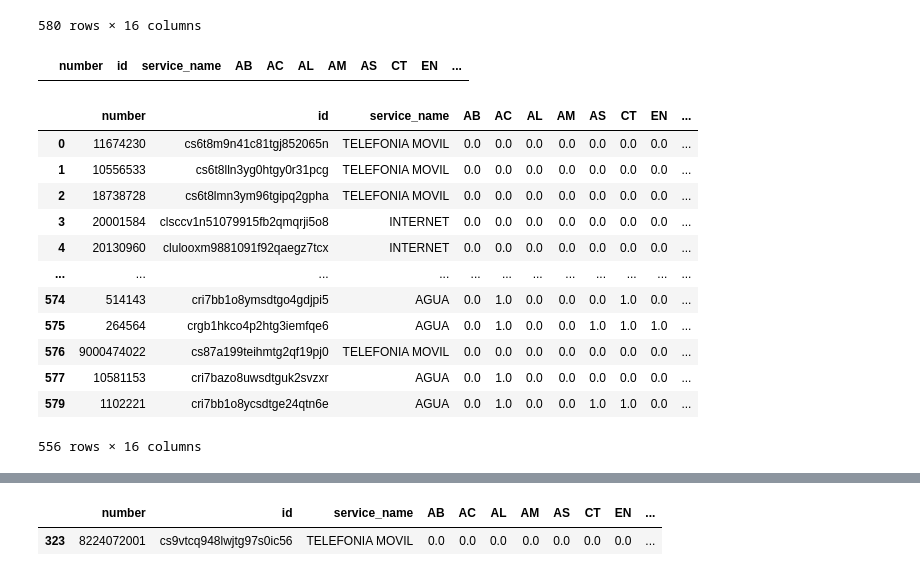
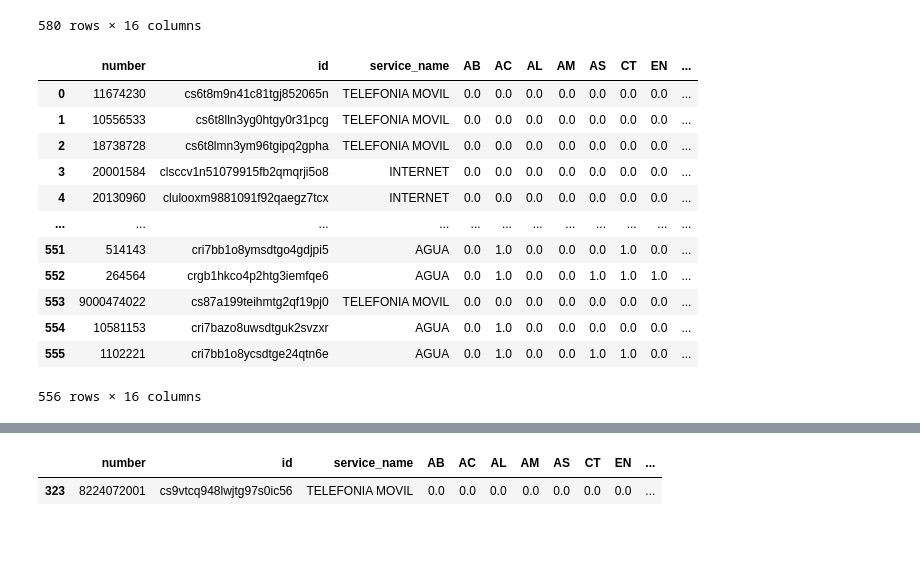
Before and after one commit to Miguelbuga/proyecto_combinatoria, a Jupyter notebook: JsonVardi.ipynb, the cells around one changed output, grey strips where cells are left out. Cells and saved outputs as stored; diff of their text form; code cells hidden in the pictures; blank space fills up the shorter version.

```diff
--- a/JsonVardi.ipynb
+++ b/JsonVardi.ipynb
@@ -21,8 +21,3 @@ data
 | 578 | 677770 | crgb1hlco6v2ftghdksuap8 | ENERGÍA | NaN | NaN | NaN | NaN | NaN | NaN | NaN | ... |
 | 579 | 1102221 | cri7bb1o8ycsdtge24qtn6e | AGUA | 0.0 | 1.0 | 0.0 | 0.0 | 1.0 | 1.0 | 0.0 | ... |
 580 rows × 16 columns
-# %%
-dfError = data[data['AB'] == None]
-dfError
-# %% [output]
-|  | number | id | service_name | AB | AC | AL | AM | AS | CT | EN | ... |
@@ -29,18 +28,20 @@ dfError
 # %%
 dfdata = data.dropna()
-dfdata
-# %% [output]
-|  | number | id | service_name | AB | AC | AL | AM | AS | CT | EN | ... |
-| 0 | 11674230 | cs6t8m9n41c81tgj852065n | TELEFONIA MOVIL | 0.0 | 0.0 | 0.0 | 0.0 | 0.0 | 0.0 | 0.0 | ... |
-| 1 | 10556533 | cs6t8lln3yg0htgy0r31pcg | TELEFONIA MOVIL | 0.0 | 0.0 | 0.0 | 0.0 | 0.0 | 0.0 | 0.0 | ... |
-| 2 | 18738728 | cs6t8lmn3ym96tgipq2gpha | TELEFONIA MOVIL | 0.0 | 0.0 | 0.0 | 0.0 | 0.0 | 0.0 | 0.0 | ... |
-| 3 | 20001584 | clsccv1n51079915fb2qmqrji5o8 | INTERNET | 0.0 | 0.0 | 0.0 | 0.0 | 0.0 | 0.0 | 0.0 | ... |
-| 4 | 20130960 | clulooxm9881091f92qaegz7tcx | INTERNET | 0.0 | 0.0 | 0.0 | 0.0 | 0.0 | 0.0 | 0.0 | ... |
-| ... | ... | ... | ... | ... | ... | ... | ... | ... | ... | ... | ... |
-| 574 | 514143 | cri7bb1o8ymsdtgo4gdjpi5 | AGUA | 0.0 | 1.0 | 0.0 | 0.0 | 0.0 | 1.0 | 0.0 | ... |
-| 575 | 264564 | crgb1hkco4p2htg3iemfqe6 | AGUA | 0.0 | 1.0 | 0.0 | 0.0 | 1.0 | 1.0 | 1.0 | ... |
-| 576 | 9000474022 | cs87a199teihmtg2qf19pj0 | TELEFONIA MOVIL | 0.0 | 0.0 | 0.0 | 0.0 | 0.0 | 0.0 | 0.0 | ... |
-| 577 | 10581153 | cri7bazo8uwsdtguk2svzxr | AGUA | 0.0 | 1.0 | 0.0 | 0.0 | 0.0 | 0.0 | 0.0 | ... |
-| 579 | 1102221 | cri7bb1o8ycsdtge24qtn6e | AGUA | 0.0 | 1.0 | 0.0 | 0.0 | 1.0 | 1.0 | 0.0 | ... |
-556 rows × 16 columns
+# %%
+dfdata = dfdata.reset_index(drop=True)
+dfdata
+# %% [output]
+|  | number | id | service_name | AB | AC | AL | AM | AS | CT | EN | ... |
+| 0 | 11674230 | cs6t8m9n41c81tgj852065n | TELEFONIA MOVIL | 0.0 | 0.0 | 0.0 | 0.0 | 0.0 | 0.0 | 0.0 | ... |
+| 1 | 10556533 | cs6t8lln3yg0htgy0r31pcg | TELEFONIA MOVIL | 0.0 | 0.0 | 0.0 | 0.0 | 0.0 | 0.0 | 0.0 | ... |
+| 2 | 18738728 | cs6t8lmn3ym96tgipq2gpha | TELEFONIA MOVIL | 0.0 | 0.0 | 0.0 | 0.0 | 0.0 | 0.0 | 0.0 | ... |
+| 3 | 20001584 | clsccv1n51079915fb2qmqrji5o8 | INTERNET | 0.0 | 0.0 | 0.0 | 0.0 | 0.0 | 0.0 | 0.0 | ... |
+| 4 | 20130960 | clulooxm9881091f92qaegz7tcx | INTERNET | 0.0 | 0.0 | 0.0 | 0.0 | 0.0 | 0.0 | 0.0 | ... |
+| ... | ... | ... | ... | ... | ... | ... | ... | ... | ... | ... | ... |
+| 551 | 514143 | cri7bb1o8ymsdtgo4gdjpi5 | AGUA | 0.0 | 1.0 | 0.0 | 0.0 | 0.0 | 1.0 | 0.0 | ... |
+| 552 | 264564 | crgb1hkco4p2htg3iemfqe6 | AGUA | 0.0 | 1.0 | 0.0 | 0.0 | 1.0 | 1.0 | 1.0 | ... |
+| 553 | 9000474022 | cs87a199teihmtg2qf19pj0 | TELEFONIA MOVIL | 0.0 | 0.0 | 0.0 | 0.0 | 0.0 | 0.0 | 0.0 | ... |
+| 554 | 10581153 | cri7bazo8uwsdtguk2svzxr | AGUA | 0.0 | 1.0 | 0.0 | 0.0 | 0.0 | 0.0 | 0.0 | ... |
+| 555 | 1102221 | cri7bb1o8ycsdtge24qtn6e | AGUA | 0.0 | 1.0 | 0.0 | 0.0 | 1.0 | 1.0 | 0.0 | ... |
+556 rows × 16 columns
 # %%
```
Also changed, not shown: parts of 4 cells of this notebook.
